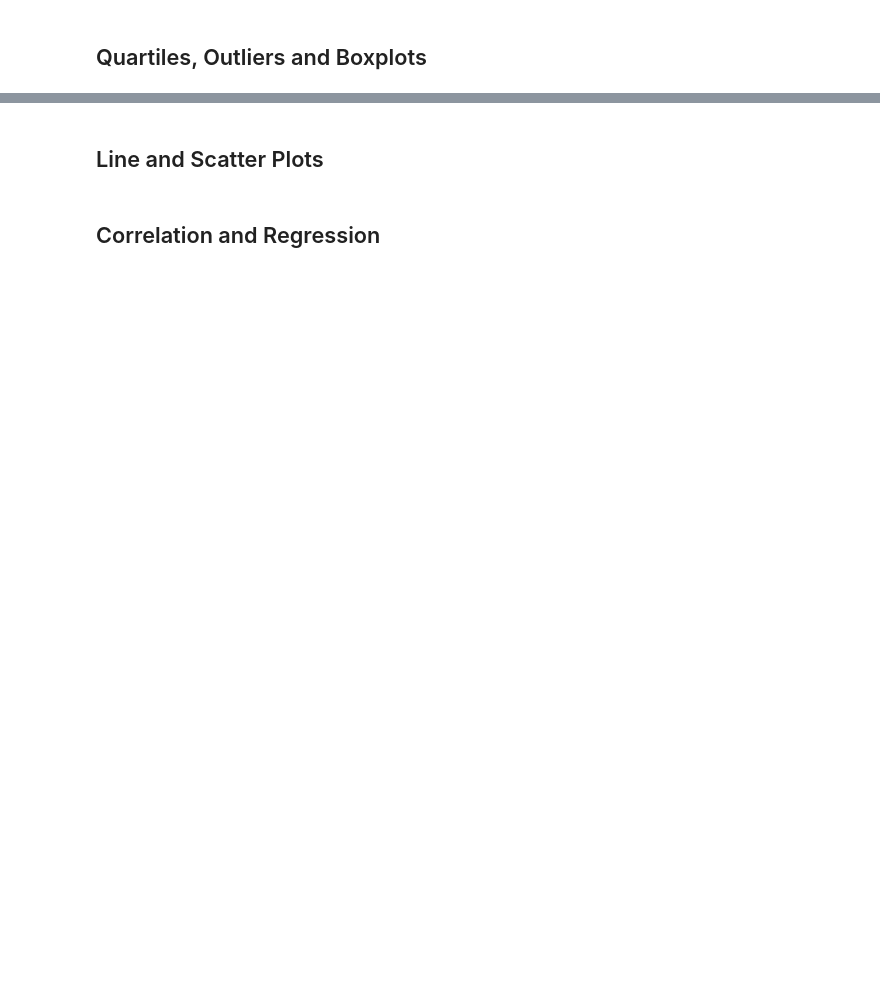
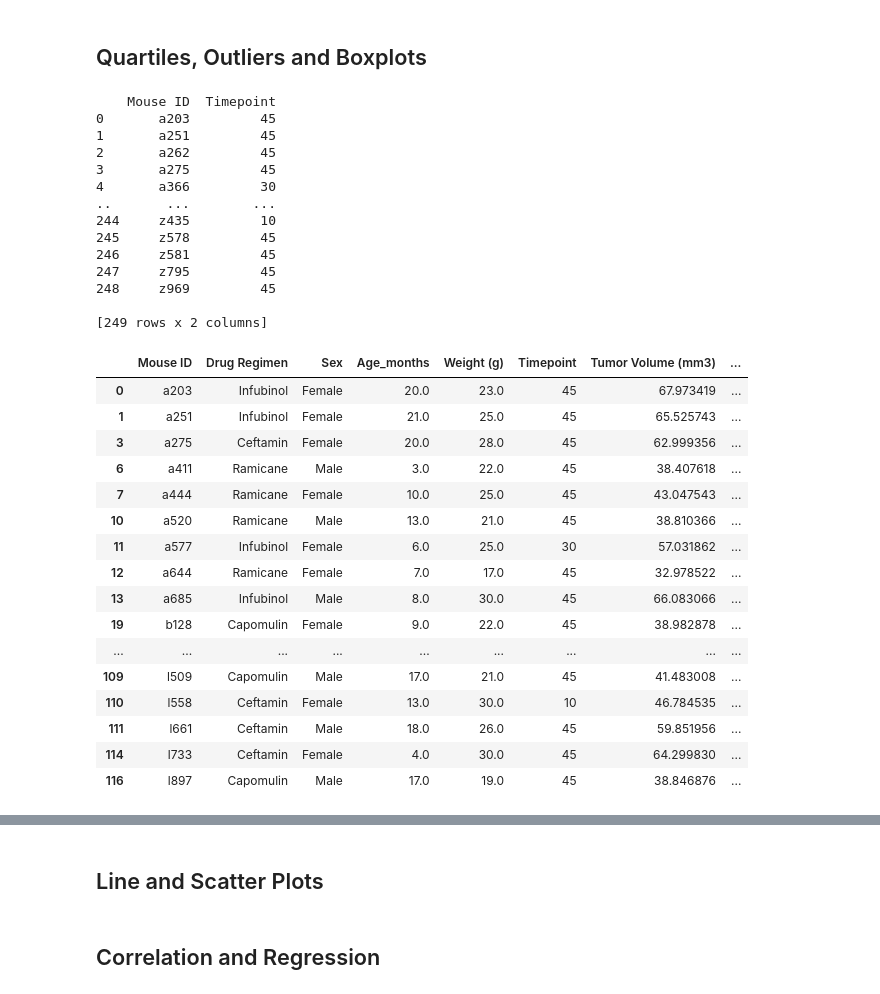
Before and after one commit to DataTortuga/matplotlib-challenge, a Jupyter notebook: Pymaceuticals/pymaceuticals_starter.ipynb, the cells around one changed output, grey strips where cells are left out. Drawn from its saved outputs; the diff is of its cells as text; code cells hidden in the pictures; blank space fills up the shorter version.

```diff
--- a/Pymaceuticals/pymaceuticals_starter.ipynb
+++ b/Pymaceuticals/pymaceuticals_starter.ipynb
@@ -188,10 +197,49 @@ Index(['Mouse ID', 'Drug Regimen', 'Sex', 'Age_months', 'Weight (g)',
 # %%
 # Calculate the final tumor volume of each mouse across four of the treatment regimens:
 # Capomulin, Ramicane, Infubinol, and Ceftamin
 
 # Start by getting the last (greatest) timepoint for each mouse
+df = merged_df.groupby('Mouse ID',as_index=False)['Timepoint'].max()
+print(df)
 
+df1 = merged_df.loc[(merged_df['Drug Regimen'] == 'Capomulin') | (merged_df['Drug Regimen'] == 'Ramicane') | (merged_df['Drug Regimen'] == 'Infubinol') | (merged_df['Drug Regimen'] == 'Ceftamin')]
 
 # Merge this group df with the original dataframe to get the tumor volume at the last timepoint
+
+df = pd.merge(df1, df ,on=['Mouse ID','Timepoint'], how='right')
+df = df.dropna(how='any')
+df.head(50)
+# %% [output]
+    Mouse ID  Timepoint
+0       a203         45
+1       a251         45
+2       a262         45
+3       a275         45
+4       a366         30
+..       ...        ...
+244     z435         10
+245     z578         45
+246     z581         45
+247     z795         45
+248     z969         45
+
+[249 rows x 2 columns]
+|  | Mouse ID | Drug Regimen | Sex | Age_months | Weight (g) | Timepoint | Tumor Volume (mm3) | ... |
+| 0 | a203 | Infubinol | Female | 20.0 | 23.0 | 45 | 67.973419 | ... |
+| 1 | a251 | Infubinol | Female | 21.0 | 25.0 | 45 | 65.525743 | ... |
+| 3 | a275 | Ceftamin | Female | 20.0 | 28.0 | 45 | 62.999356 | ... |
+| 6 | a411 | Ramicane | Male | 3.0 | 22.0 | 45 | 38.407618 | ... |
+| 7 | a444 | Ramicane | Female | 10.0 | 25.0 | 45 | 43.047543 | ... |
+| 10 | a520 | Ramicane | Male | 13.0 | 21.0 | 45 | 38.810366 | ... |
+| 11 | a577 | Infubinol | Female | 6.0 | 25.0 | 30 | 57.031862 | ... |
+| 12 | a644 | Ramicane | Female | 7.0 | 17.0 | 45 | 32.978522 | ... |
+| 13 | a685 | Infubinol | Male | 8.0 | 30.0 | 45 | 66.083066 | ... |
+| 19 | b128 | Capomulin | Female | 9.0 | 22.0 | 45 | 38.982878 | ... |
+| ... | ... | ... | ... | ... | ... | ... | ... | ... |
+| 109 | l509 | Capomulin | Male | 17.0 | 21.0 | 45 | 41.483008 | ... |
+| 110 | l558 | Ceftamin | Female | 13.0 | 30.0 | 10 | 46.784535 | ... |
+| 111 | l661 | Ceftamin | Male | 18.0 | 26.0 | 45 | 59.851956 | ... |
+| 114 | l733 | Ceftamin | Female | 4.0 | 30.0 | 45 | 64.299830 | ... |
+| 116 | l897 | Capomulin | Male | 17.0 | 19.0 | 45 | 38.846876 | ... |
 # %%
 # Put treatments into a list for for loop (and later for plot labels)
```
Also changed, not shown: parts of 4 cells of this notebook.
